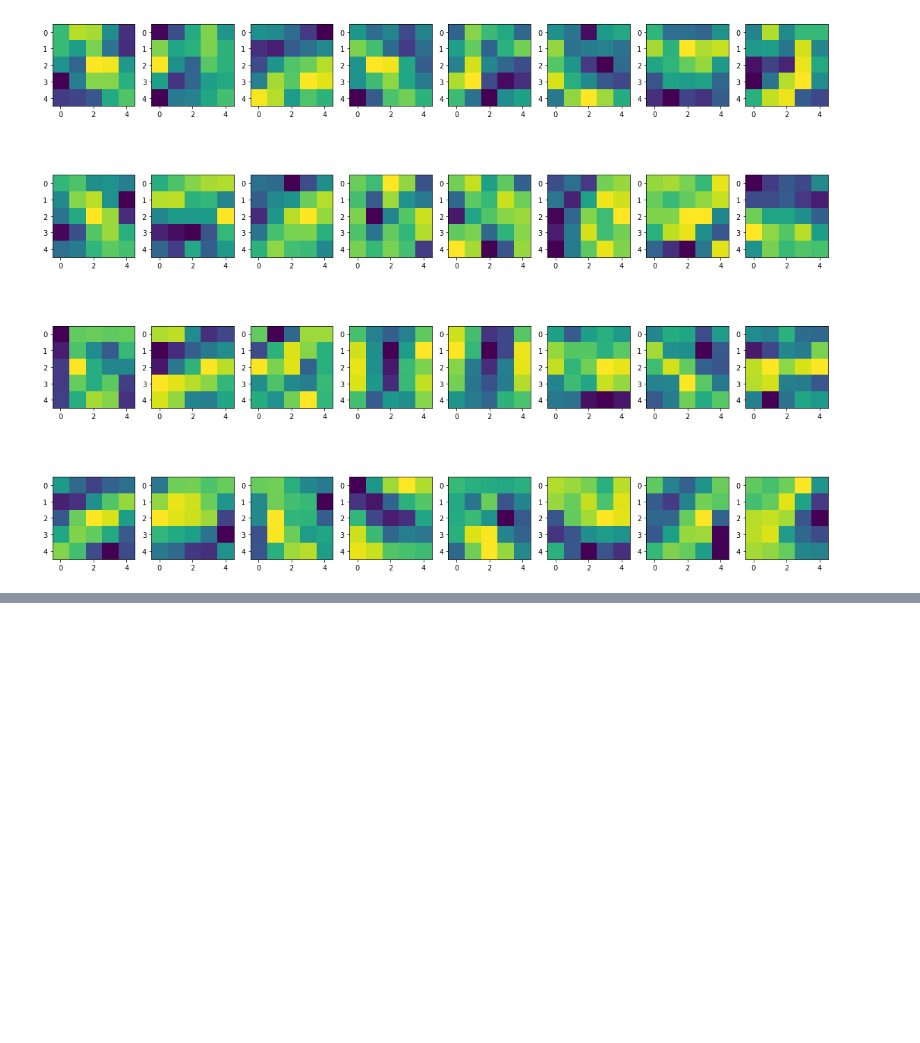
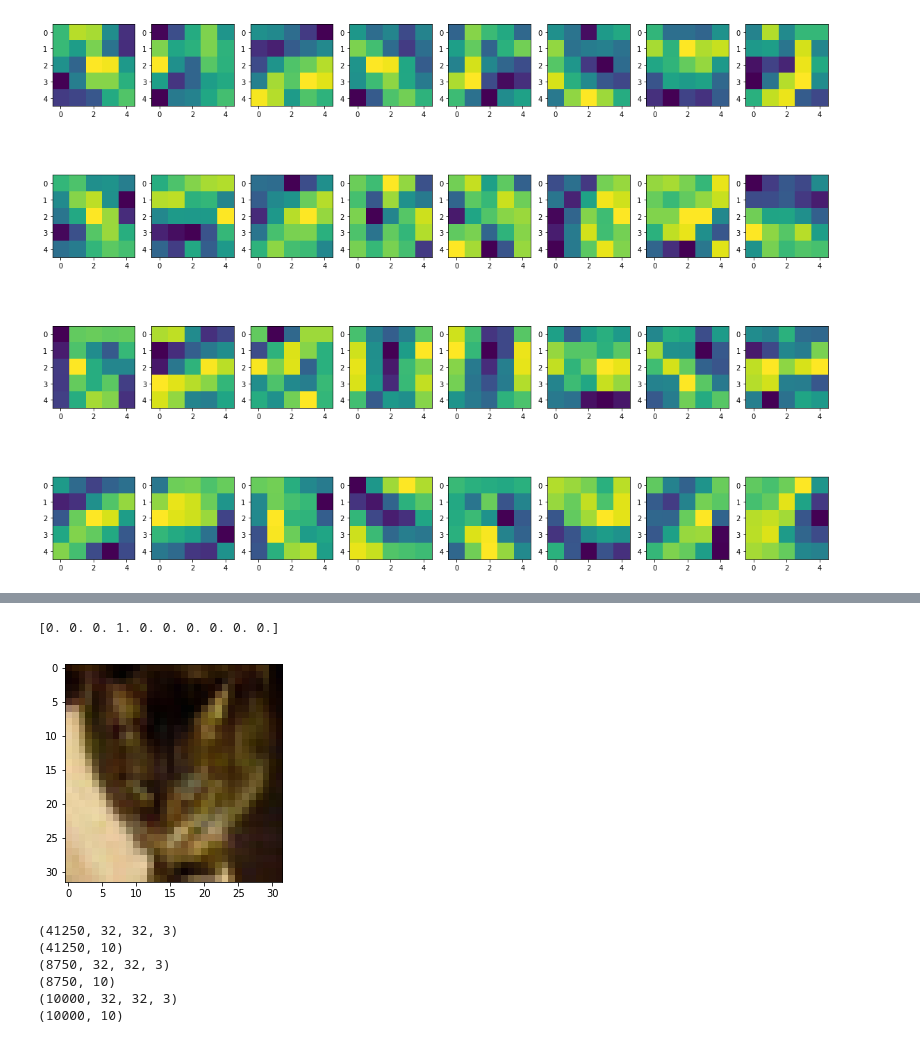
Before and after one commit to takecx/NEDO_Brain, a Jupyter notebook: MNIST_Display_Kernel.ipynb, the cells around one changed output, grey strips where cells are left out. Saved outputs shown, nothing was run; the diff lists cells and outputs as text; code cells hidden in the pictures; blank space fills up the shorter version.

```diff
--- a/MNIST_Display_Kernel.ipynb
+++ b/MNIST_Display_Kernel.ipynb
@@ -178,0 +222,20 @@ for index in range(conv2d_weights.shape[3]):
+# %%
+plt.imshow(x_train[1])
+print(y_train[1])
+# %% [output]
+[0. 0. 0. 1. 0. 0. 0. 0. 0. 0.]
+[figure, added]
+# %%
+print(x_train.shape)
+print(y_train.shape)
+print(x_valid.shape)
+print(y_valid.shape)
+print(x_test.shape)
+print(y_test.shape)
+# %% [output]
+(41250, 32, 32, 3)
+(41250, 10)
+(8750, 32, 32, 3)
+(8750, 10)
+(10000, 32, 32, 3)
+(10000, 10)
```
Also changed, not shown: parts of 10 cells of this notebook.
